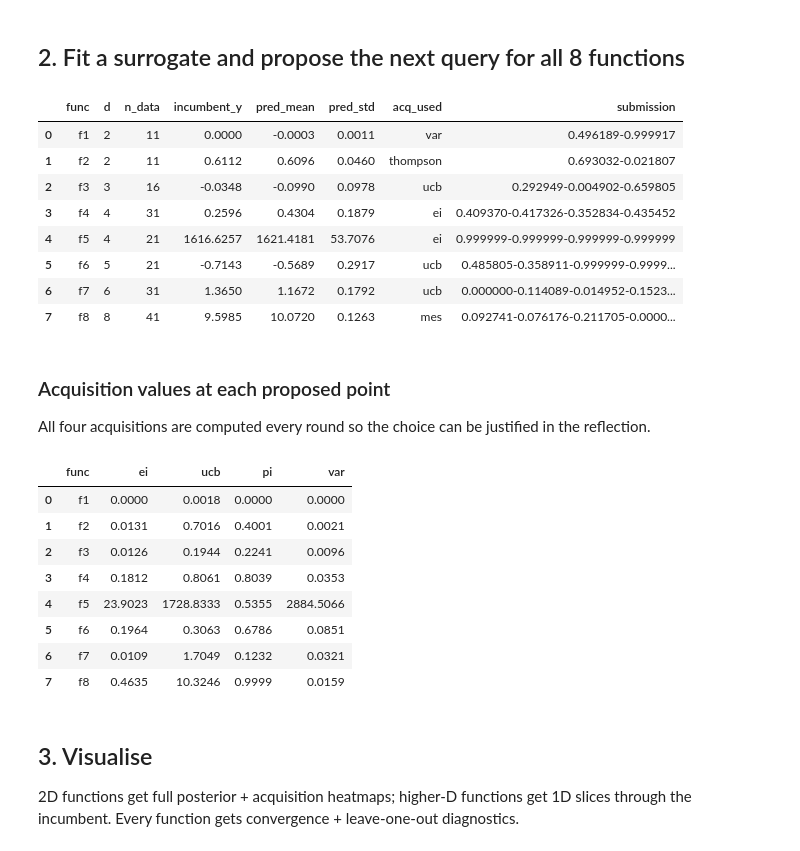
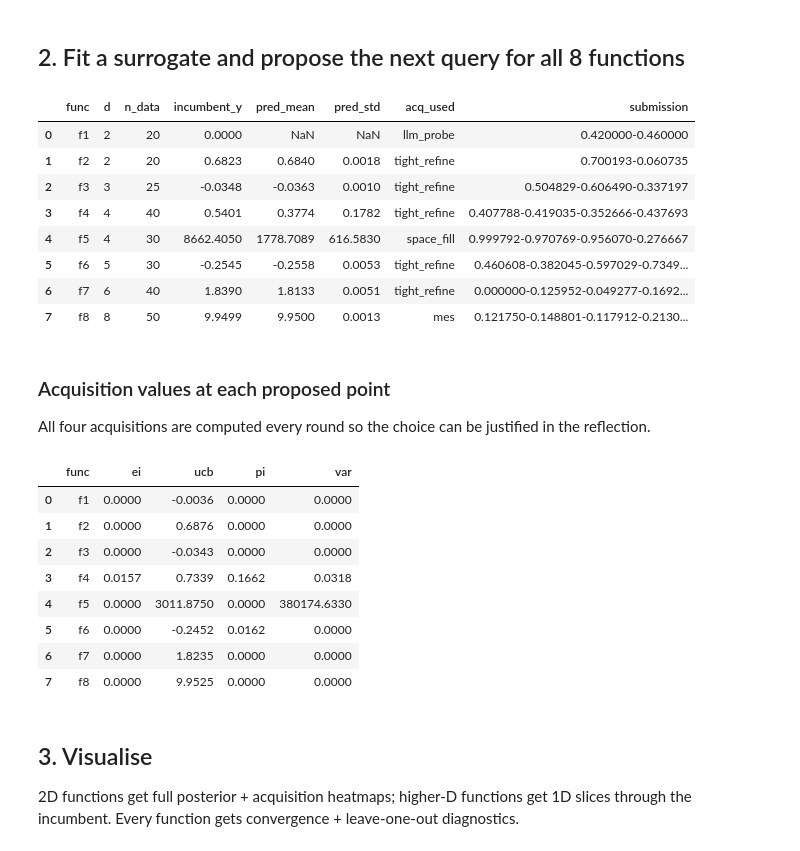
Before and after one commit to jpcaptain/ai-ml-capstone, a Jupyter notebook: weekly/week11.ipynb, the cells around one changed output. Drawn from its saved outputs; the diff is of its cells as text; code cells hidden in the pictures.

```diff
--- a/weekly/week11.ipynb
+++ b/weekly/week11.ipynb
@@ -85,45 +95,49 @@ pd.read_csv("data/function_descriptions.csv")[["func", "dims", "n_seed", "charac
 # %% [markdown]
 ## 2. Fit a surrogate and propose the next query for all 8 functions
 # %%
-results = {fid: bo.run_function(fid, kind=KIND, seed=SEED, **PLAN[fid]) for fid in bo.FUNC_IDS}
-
 summary = pd.DataFrame([
     dict(func=f"f{fid}", d=len(results[fid]["x"]), n_data=results[fid]["n_data"],
          incumbent_y=round(results[fid]["incumbent_y"], 4),
-         pred_mean=round(results[fid]["mean"], 4),
-         pred_std=round(results[fid]["std"], 4),
+         pred_mean=round(results[fid]["mean"], 4) if results[fid]["mean"]==results[fid]["mean"] else None,
+         pred_std=round(results[fid]["std"], 4) if results[fid]["std"]==results[fid]["std"] else None,
          acq_used=results[fid]["acq"], submission=results[fid]["submission"])
     for fid in bo.FUNC_IDS
 ])
 summary
 # %% [output]
 |  | func | d | n_data | incumbent_y | pred_mean | pred_std | acq_used | submission |
-| 0 | f1 | 2 | 11 | 0.0000 | -0.0003 | 0.0011 | var | 0.496189-0.999917 |
-| 1 | f2 | 2 | 11 | 0.6112 | 0.6096 | 0.0460 | thompson | 0.693032-0.021807 |
-| 2 | f3 | 3 | 16 | -0.0348 | -0.0990 | 0.0978 | ucb | 0.292949-0.004902-0.659805 |
-| 3 | f4 | 4 | 31 | 0.2596 | 0.4304 | 0.1879 | ei | 0.409370-0.417326-0.352834-0.435452 |
-| 4 | f5 | 4 | 21 | 1616.6257 | 1621.4181 | 53.7076 | ei | 0.999999-0.999999-0.999999-0.999999 |
-| 5 | f6 | 5 | 21 | -0.7143 | -0.5689 | 0.2917 | ucb | 0.485805-0.358911-0.999999-0.9999... |
-| 6 | f7 | 6 | 31 | 1.3650 | 1.1672 | 0.1792 | ucb | 0.000000-0.114089-0.014952-0.1523... |
-| 7 | f8 | 8 | 41 | 9.5985 | 10.0720 | 0.1263 | mes | 0.092741-0.076176-0.211705-0.0000... |
+| 0 | f1 | 2 | 20 | 0.0000 | NaN | NaN | llm_probe | 0.420000-0.460000 |
+| 1 | f2 | 2 | 20 | 0.6823 | 0.6840 | 0.0018 | tight_refine | 0.700193-0.060735 |
+| 2 | f3 | 3 | 25 | -0.0348 | -0.0363 | 0.0010 | tight_refine | 0.504829-0.606490-0.337197 |
+| 3 | f4 | 4 | 40 | 0.5401 | 0.3774 | 0.1782 | tight_refine | 0.407788-0.419035-0.352666-0.437693 |
+| 4 | f5 | 4 | 30 | 8662.4050 | 1778.7089 | 616.5830 | space_fill | 0.999792-0.970769-0.956070-0.276667 |
+| 5 | f6 | 5 | 30 | -0.2545 | -0.2558 | 0.0053 | tight_refine | 0.460608-0.382045-0.597029-0.7349... |
+| 6 | f7 | 6 | 40 | 1.8390 | 1.8133 | 0.0051 | tight_refine | 0.000000-0.125952-0.049277-0.1692... |
+| 7 | f8 | 8 | 50 | 9.9499 | 9.9500 | 0.0013 | mes | 0.121750-0.148801-0.117912-0.2130... |
 # %% [markdown]
 ### Acquisition values at each proposed point
 All four acquisitions are computed every round so the choice can be justified in the reflection.
 # %%
+for fid in bo.FUNC_IDS:
+    r = results[fid]
+    if "acq_all" not in r:
+        m = r.get("model") or bo.fit(fid)
+        r["model"] = m
+        r["acq_all"] = {k: float(v[0]) for k, v in bo.acq_values(m, np.atleast_2d(r["u"])).items()}
 pd.DataFrame([
     dict(func=f"f{fid}", **{k: round(v, 4) for k, v in results[fid]["acq_all"].items()})
     for fid in bo.FUNC_IDS
 ])
 # %% [output]
 |  | func | ei | ucb | pi | var |
-| 0 | f1 | 0.0000 | 0.0018 | 0.0000 | 0.0000 |
-| 1 | f2 | 0.0131 | 0.7016 | 0.4001 | 0.0021 |
-| 2 | f3 | 0.0126 | 0.1944 | 0.2241 | 0.0096 |
-| 3 | f4 | 0.1812 | 0.8061 | 0.8039 | 0.0353 |
-| 4 | f5 | 23.9023 | 1728.8333 | 0.5355 | 2884.5066 |
-| 5 | f6 | 0.1964 | 0.3063 | 0.6786 | 0.0851 |
-| 6 | f7 | 0.0109 | 1.7049 | 0.1232 | 0.0321 |
-| 7 | f8 | 0.4635 | 10.3246 | 0.9999 | 0.0159 |
+| 0 | f1 | 0.0000 | -0.0036 | 0.0000 | 0.0000 |
+| 1 | f2 | 0.0000 | 0.6876 | 0.0000 | 0.0000 |
+| 2 | f3 | 0.0000 | -0.0343 | 0.0000 | 0.0000 |
+| 3 | f4 | 0.0157 | 0.7339 | 0.1662 | 0.0318 |
+| 4 | f5 | 0.0000 | 3011.8750 | 0.0000 | 380174.6330 |
+| 5 | f6 | 0.0000 | -0.2452 | 0.0162 | 0.0000 |
+| 6 | f7 | 0.0000 | 1.8235 | 0.0000 | 0.0000 |
+| 7 | f8 | 0.0000 | 9.9525 | 0.0000 | 0.0000 |
 # %% [markdown]
 ## 3. Visualise
 2D functions get full posterior + acquisition heatmaps; higher-D functions get 1D slices
```
Also changed, not shown: parts of 4 cells of this notebook, 10 other files.
